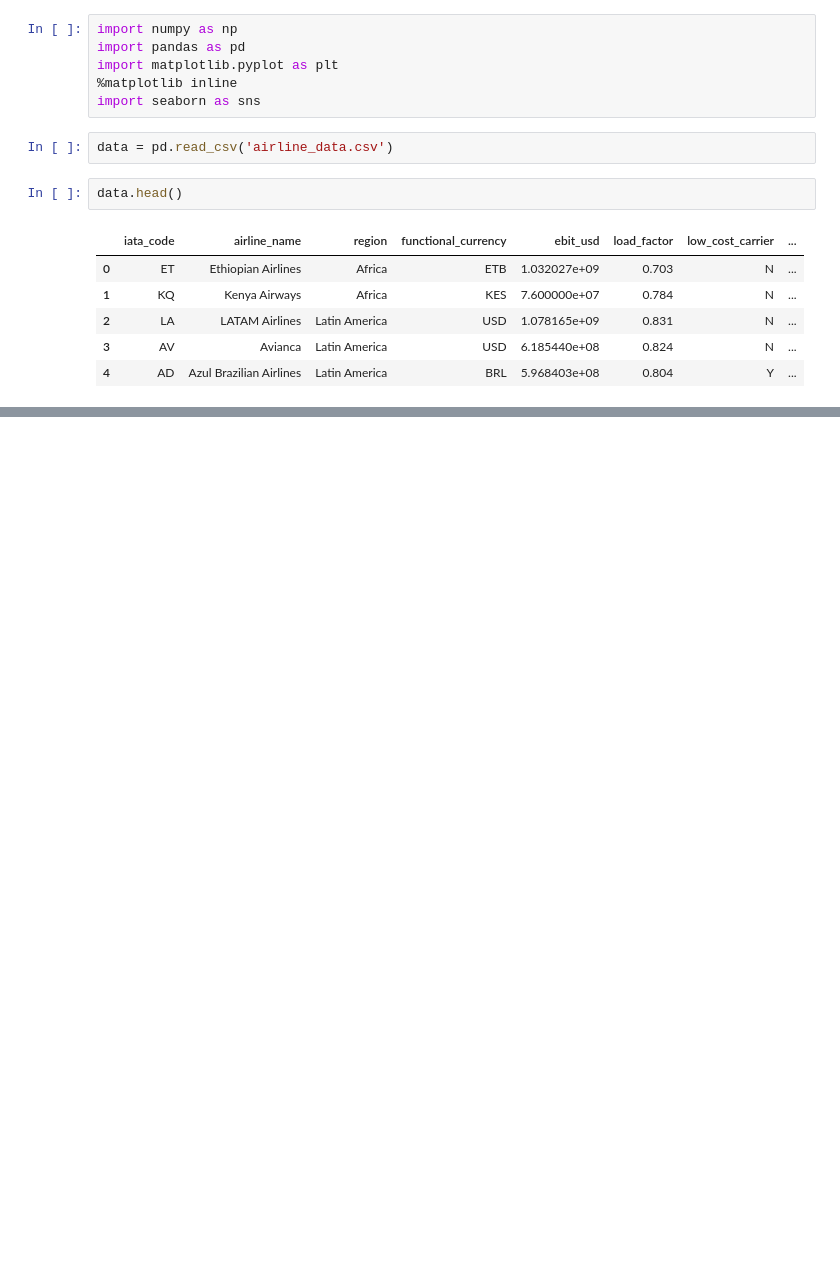
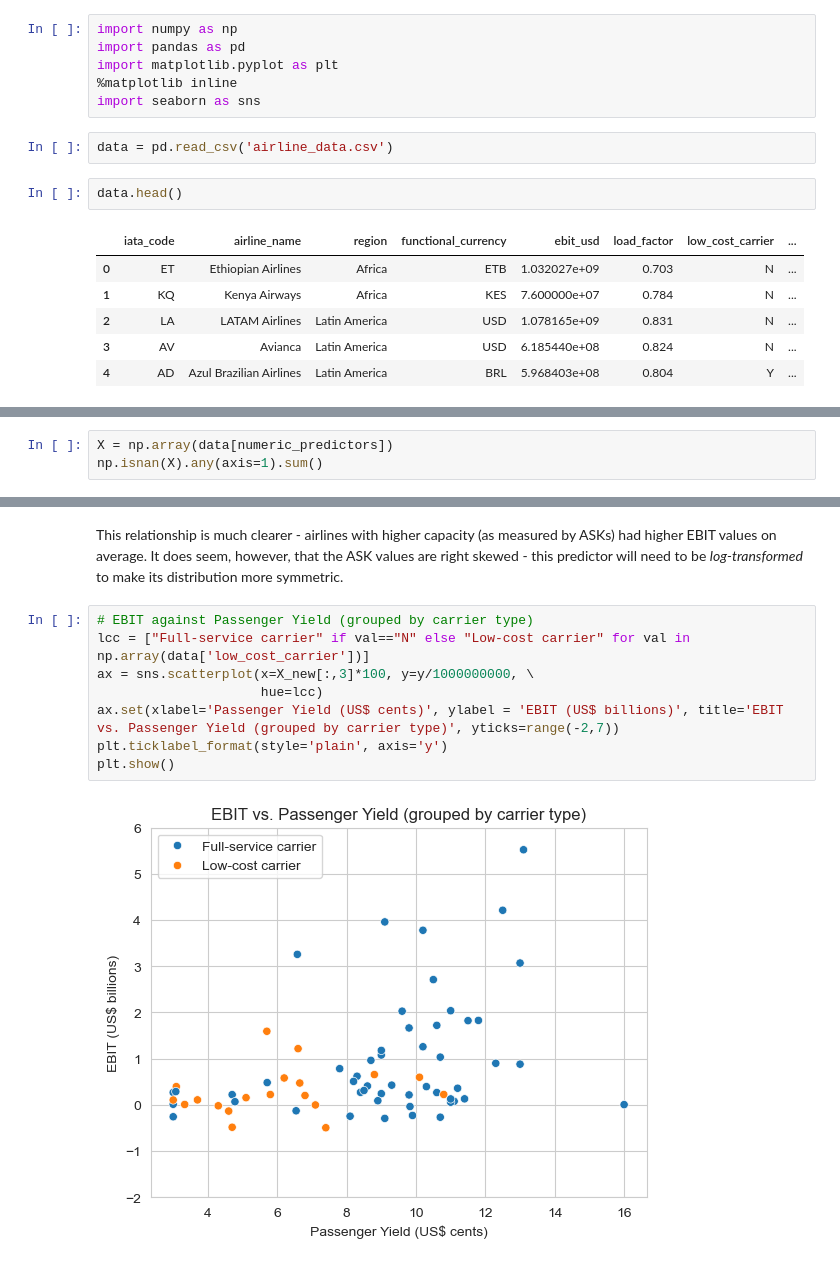
Before and after one commit to darrendube/airline-profitability-analysis, a Jupyter notebook: notebook.ipynb, the cells around one changed output, grey strips where cells are left out. Drawn from its saved outputs; the diff is of its cells as text; blank space fills up the shorter version.

```diff
--- a/notebook.ipynb
+++ b/notebook.ipynb
@@ -17,0 +152,3 @@ data.head()
+# %%
+X = np.array(data[numeric_predictors])
+np.isnan(X).any(axis=1).sum()
@@ -17,0 +238,12 @@ data.head()
+# %% [markdown]
+This relationship is much clearer - airlines with higher capacity (as measured by ASKs) had higher EBIT values on average. It does seem, however, that the ASK values are right skewed - this predictor will need to be *log-transformed* to make its distribution more symmetric.
+# %%
+# EBIT against Passenger Yield (grouped by carrier type)
+lcc = ["Full-service carrier" if val=="N" else "Low-cost carrier" for val in np.array(data['low_cost_carrier'])]
+ax = sns.scatterplot(x=X_new[:,3]*100, y=y/1000000000, \
+                     hue=lcc)
+ax.set(xlabel='Passenger Yield (US$ cents)', ylabel = 'EBIT (US$ billions)', title='EBIT vs. Passenger Yield (grouped by carrier type)', yticks=range(-2,7))
+plt.ticklabel_format(style='plain', axis='y')
+plt.show()
+# %% [output]
+[figure, added]
```
Also changed, not shown: parts of 127 cells of this notebook, 2 other files.
